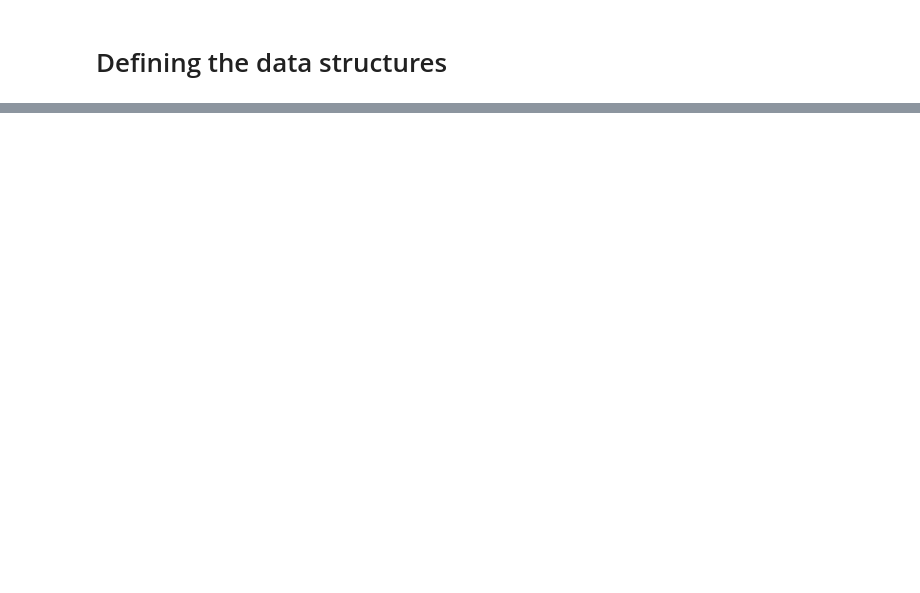
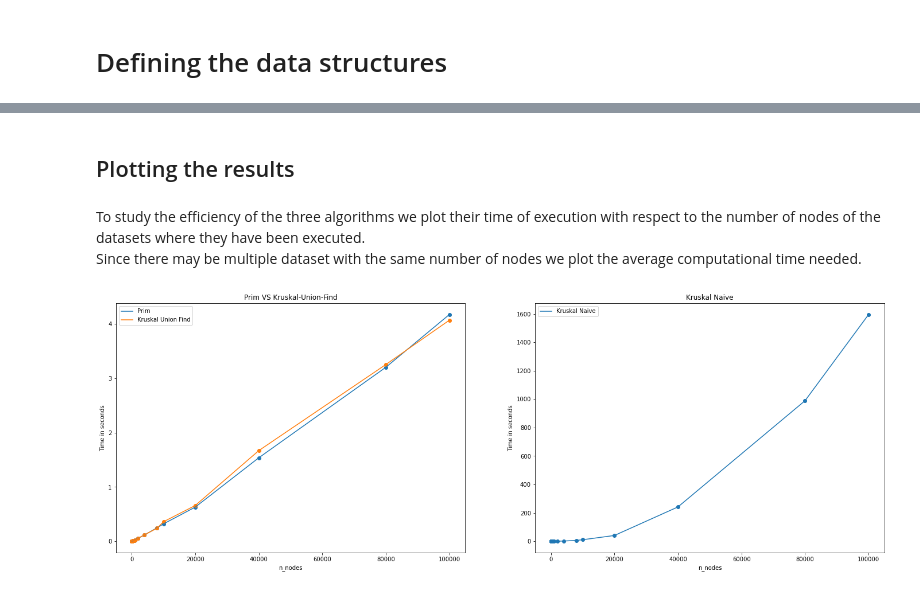
Before and after one commit to giacomogreggio/Algoritmi_avanzati, a Jupyter notebook: Alg_Av_HW1.ipynb, the cells around one changed output, grey strips where cells are left out. Cells and saved outputs as stored; diff of their text form; code cells hidden in the pictures; blank space fills up the shorter version.

```diff
--- a/Alg_Av_HW1.ipynb
+++ b/Alg_Av_HW1.ipynb
@@ -41,0 +401,3 @@ edge_list, adiacence_list, n_nodes, n_edges = import_graph(dataset_path)
+# %%
+def connectivity_dfs(edge_list, adiacence_list, s, t):
+    return depth_first_search(s, edge_list, adiacence_list, {}, t)
@@ -41,0 +434,11 @@ edge_list, adiacence_list, n_nodes, n_edges = import_graph(dataset_path)
+# %%
+def kruskal_union_find(edge_list, n_nodes):
+    start, A = time.time(), []
+    edges = heap_sort(edge_list) # ordina con heap_sort O(nlogn)
+    U = UnionFind(n_nodes)
+    for edge in edges:
+        v, w = edge.node1, edge.node2
+        if U.find(v) != U.find(w):
+            A.append(edge)
+            U.union(v, w)
+    return A, time.time() - start
@@ -41,0 +453,3 @@ edge_list, adiacence_list, n_nodes, n_edges = import_graph(dataset_path)
+# %%
+def get_total_tree_weight(edges):
+    return sum([edge.weight for edge in edges])
@@ -41,0 +507,2 @@ edge_list, adiacence_list, n_nodes, n_edges = import_graph(dataset_path)
+# %%
+prim_times, kuf_times, kn_times = execute_all(dataset_folder)
@@ -41,0 +527,39 @@ edge_list, adiacence_list, n_nodes, n_edges = import_graph(dataset_path)
+# %% [markdown]
+## Plotting the results
+# %% [markdown]
+To study the efficiency of the three algorithms we plot their time of execution with respect to the number of nodes of the datasets where they have been executed.
+Since there may be multiple dataset with the same number of nodes we plot the average computational time needed.
+# %%
+fig, ax = plt.subplots(nrows=1, ncols=2)
+ax1,ax2=ax
+
+list_prim = sorted(prim_times.items())
+list_kuf = sorted(kuf_times.items())
+list_kn = sorted(kn_times.items())
+
+x_prim, y_prim = zip(*list_prim)
+x_kuf, y_kuf = zip(*list_kuf)
+x_kn, y_kn = zip(*list_kn)
+
+fig.set_figwidth(24)
+fig.set_figheight(8)
+
+ax1.plot(x_prim, y_prim)
+ax1.scatter(x_prim, y_prim)
+ax1.plot(x_kuf, y_kuf)
+ax1.scatter(x_kuf, y_kuf)
+ax2.plot(x_kn, y_kn)
+ax2.scatter(x_kn, y_kn)
+
+ax1.legend(['Prim', "Kruskal Union Find"])
+ax1.set_title("Prim VS Kruskal-Union-Find")
+ax1.set_xlabel("n_nodes")
+ax1.set_ylabel("Time in seconds")
+ax2.set_title("Kruskal Naive")
+ax2.legend(["Kruskal Naive"])
+ax2.set_xlabel("n_nodes")
+ax2.set_ylabel("Time in seconds")
+
+fig.show()
+# %% [output]
+[figure, added]
```
Also changed, not shown: parts of 56 cells of this notebook.
